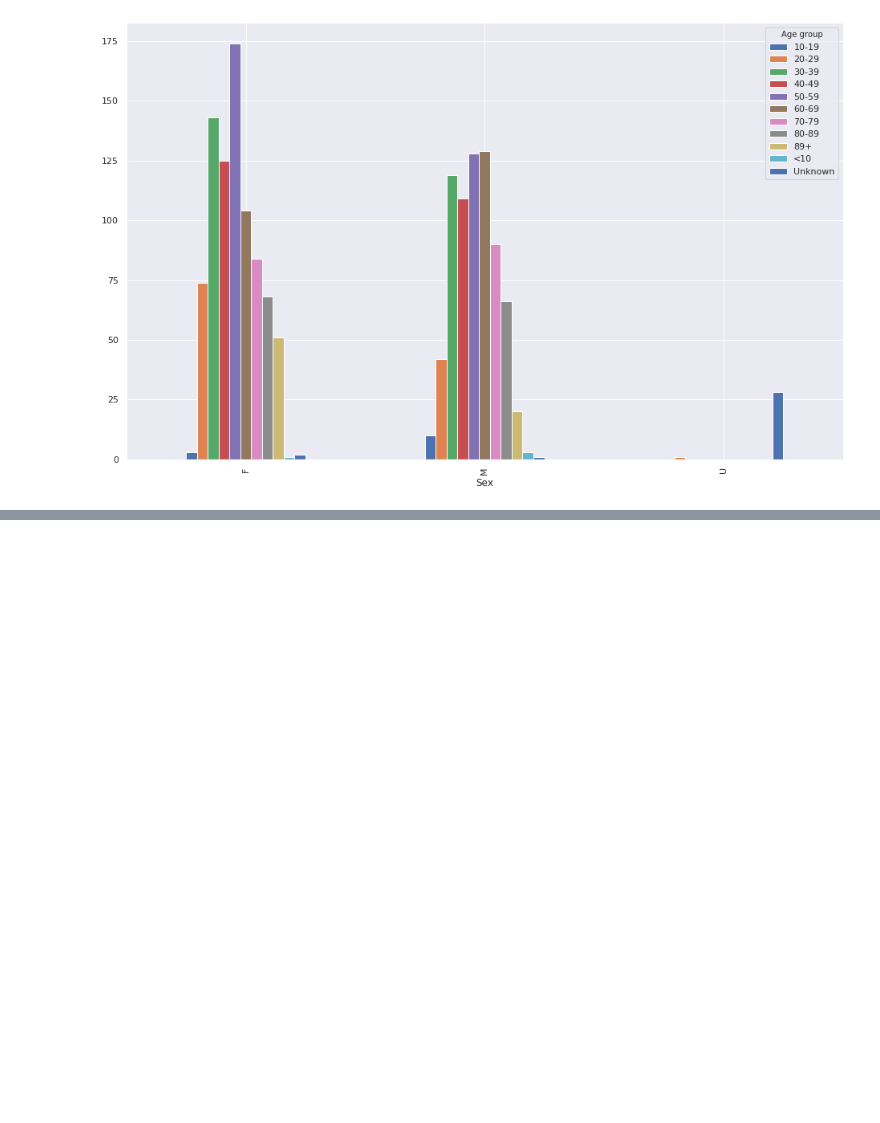
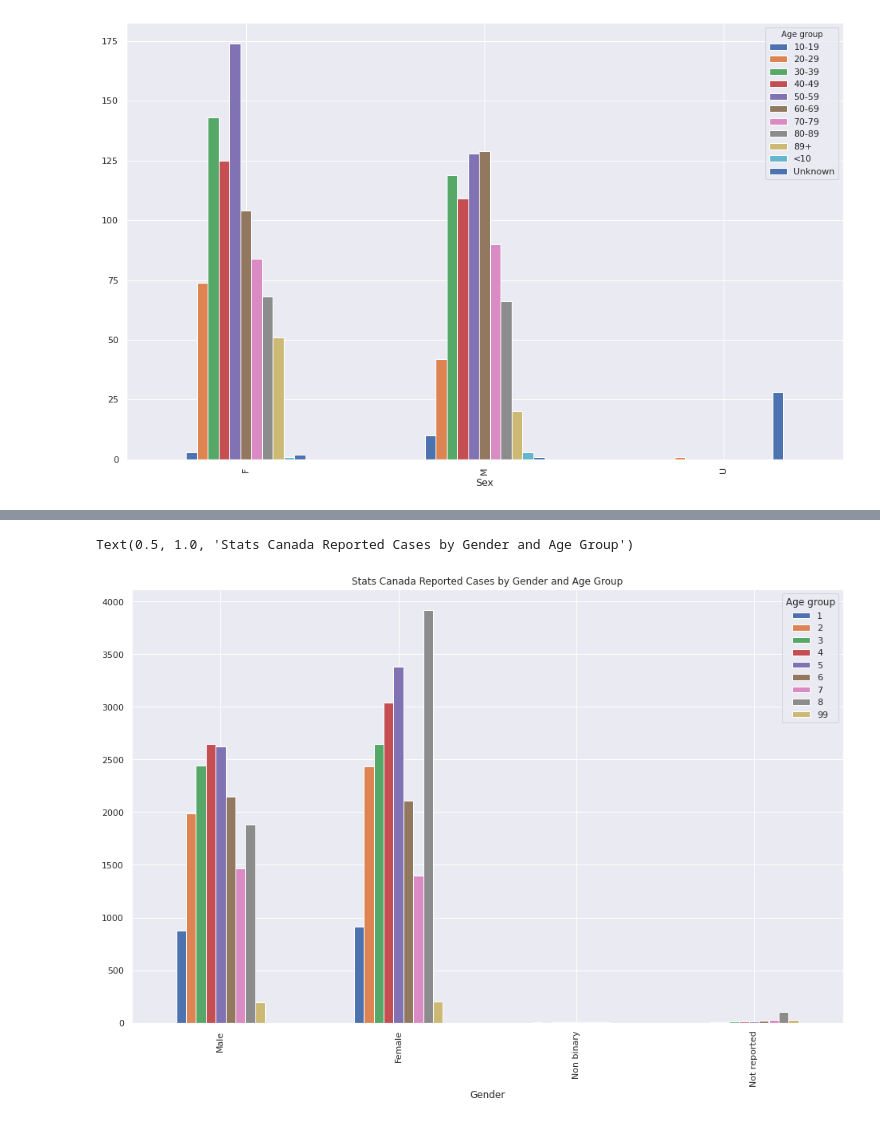
Before and after one commit to ianabc/cov19, a Jupyter notebook: R-to-py-CanCovidData.ipynb, the cells around one changed output, grey strips where cells are left out. Drawn from its saved outputs; the diff is of its cells as text; code cells hidden in the pictures; blank space fills up the shorter version.

```diff
--- a/R-to-py-CanCovidData.ipynb
+++ b/R-to-py-CanCovidData.ipynb
@@ -108,0 +235,7 @@ BCCaseDF.groupby('Sex')['Age group'].value_counts().unstack().fillna(0).plot(kin
+# %%
+ax = pivotDF.groupby('Gender')['Age group'].value_counts().unstack().fillna(0).plot(kind='bar')
+ax.set_xticklabels(['Male', 'Female', 'Non binary', 'Not reported'])
+ax.set_title('Stats Canada Reported Cases by Gender and Age Group')
+# %% [output]
+Text(0.5, 1.0, 'Stats Canada Reported Cases by Gender and Age Group')
+[figure, added]
```
Also changed, not shown: parts of 23 cells of this notebook, 1 other file.
